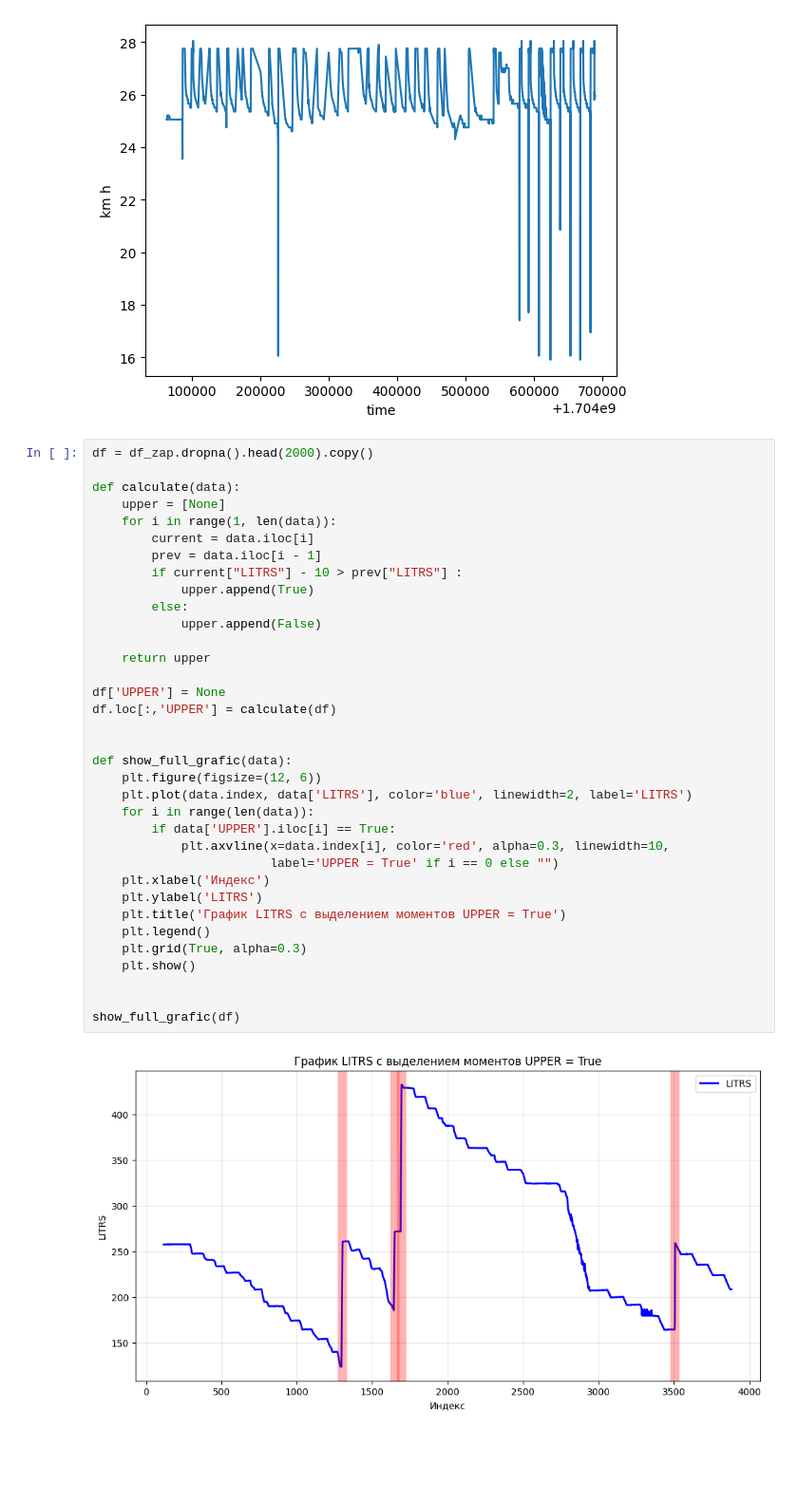
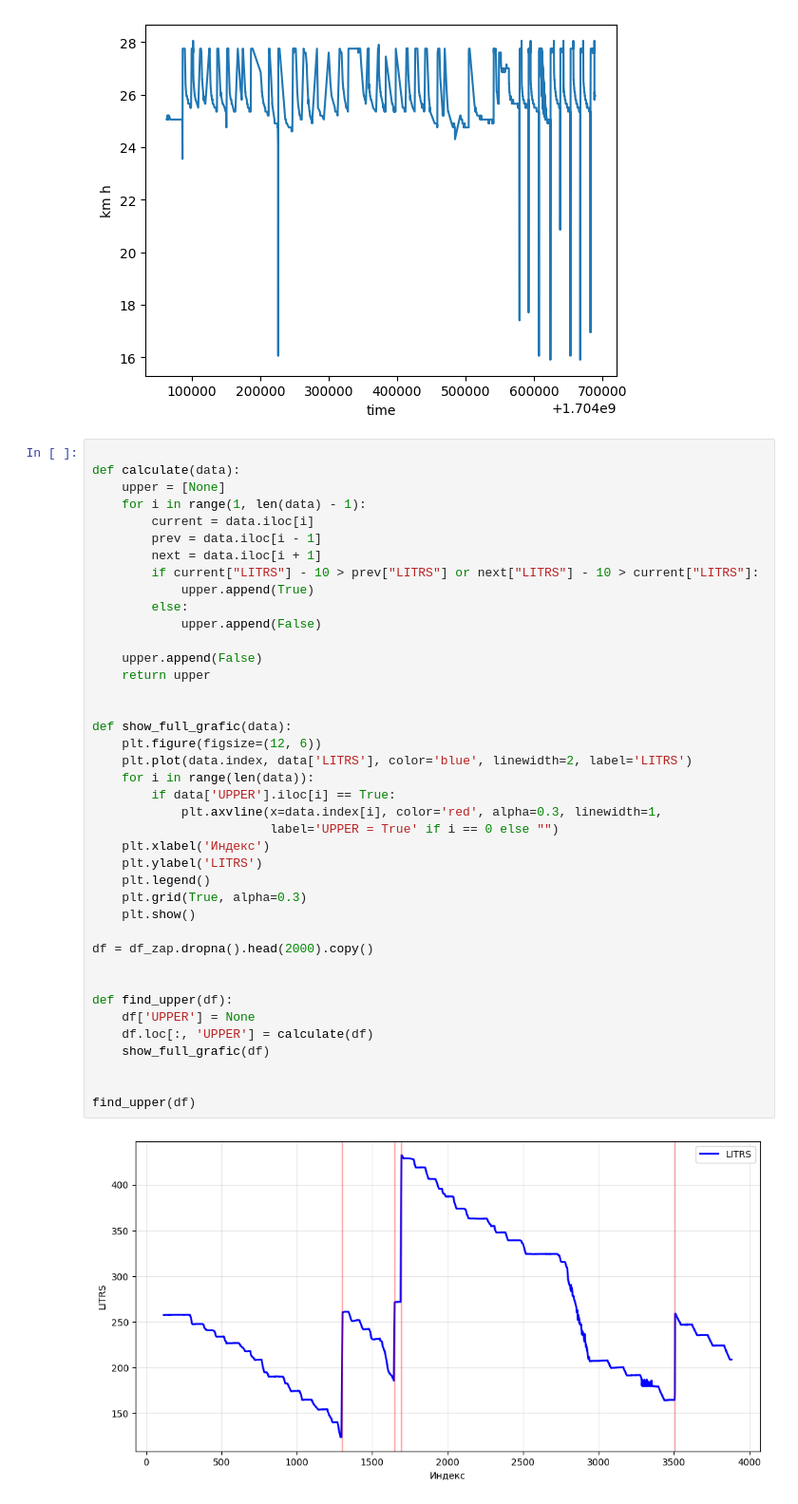
Before and after one commit to m2515203-ai/AlgorithmsAndDataStructures, a Jupyter notebook: pracitc/gas/gas.ipynb, the cells around one changed output. Shown: that part at 95% size. Saved outputs shown, nothing was run; the diff lists cells and outputs as text; blank space fills up the shorter version.

```diff
--- a/pracitc/gas/gas.ipynb
+++ b/pracitc/gas/gas.ipynb
@@ -152,39 +152,44 @@ plt.show()
 [figure]
 [figure]
 # %%
-df = df_zap.dropna().head(2000).copy()
 
 def calculate(data):
     upper = [None]
-    for i in range(1, len(data)):
+    for i in range(1, len(data) - 1):
         current = data.iloc[i]
         prev = data.iloc[i - 1]
-        if current["LITRS"] - 10 > prev["LITRS"] :
+        next = data.iloc[i + 1]
+        if current["LITRS"] - 10 > prev["LITRS"] or next["LITRS"] - 10 > current["LITRS"]:
             upper.append(True)
         else:
             upper.append(False)
 
+    upper.append(False)
     return upper
-
-df['UPPER'] = None
-df.loc[:,'UPPER'] = calculate(df)
 
 
 def show_full_grafic(data):
     plt.figure(figsize=(12, 6))
     plt.plot(data.index, data['LITRS'], color='blue', linewidth=2, label='LITRS')
     for i in range(len(data)):
         if data['UPPER'].iloc[i] == True:
-            plt.axvline(x=data.index[i], color='red', alpha=0.3, linewidth=10,
+            plt.axvline(x=data.index[i], color='red', alpha=0.3, linewidth=1,
                         label='UPPER = True' if i == 0 else "")
     plt.xlabel('Индекс')
     plt.ylabel('LITRS')
-    plt.title('График LITRS с выделением моментов UPPER = True')
     plt.legend()
     plt.grid(True, alpha=0.3)
     plt.show()
 
+df = df_zap.dropna().head(2000).copy()
 
-show_full_grafic(df)
+
+def find_upper(df):
+    df['UPPER'] = None
+    df.loc[:, 'UPPER'] = calculate(df)
+    show_full_grafic(df)
+
+
+find_upper(df)
 # %% [output]
-[figure, old version]
+[figure, new version]
```
Also changed, not shown: parts of 1 cell of this notebook.
